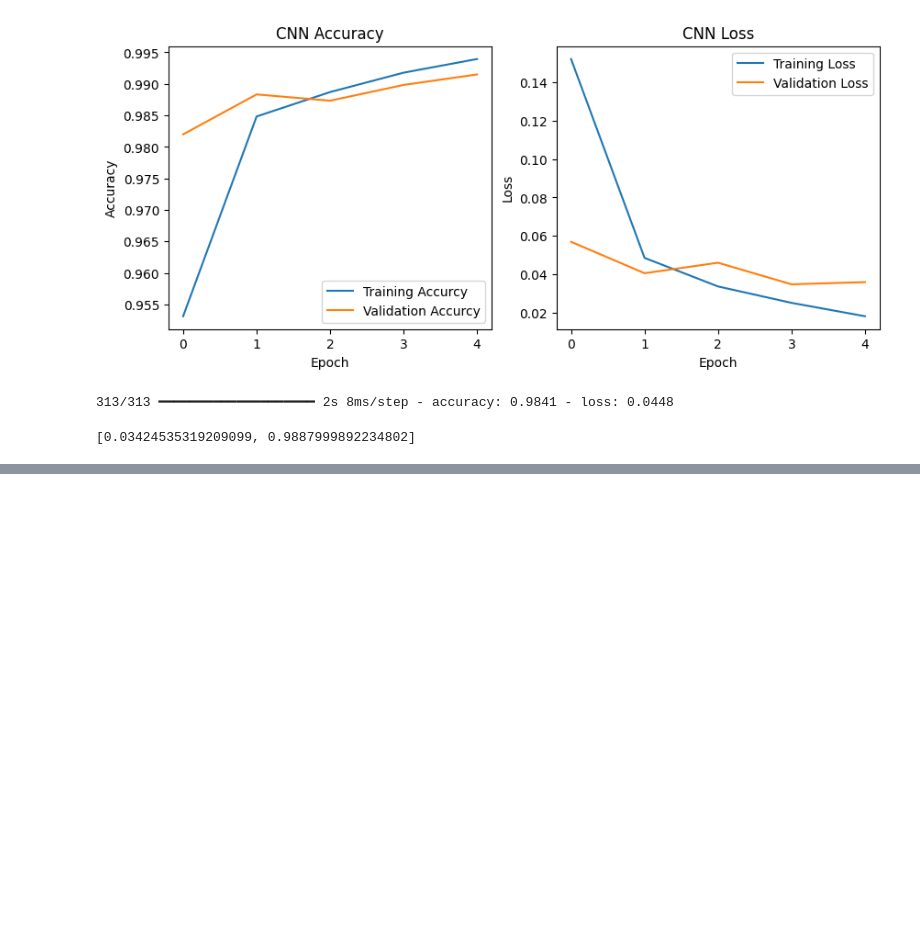
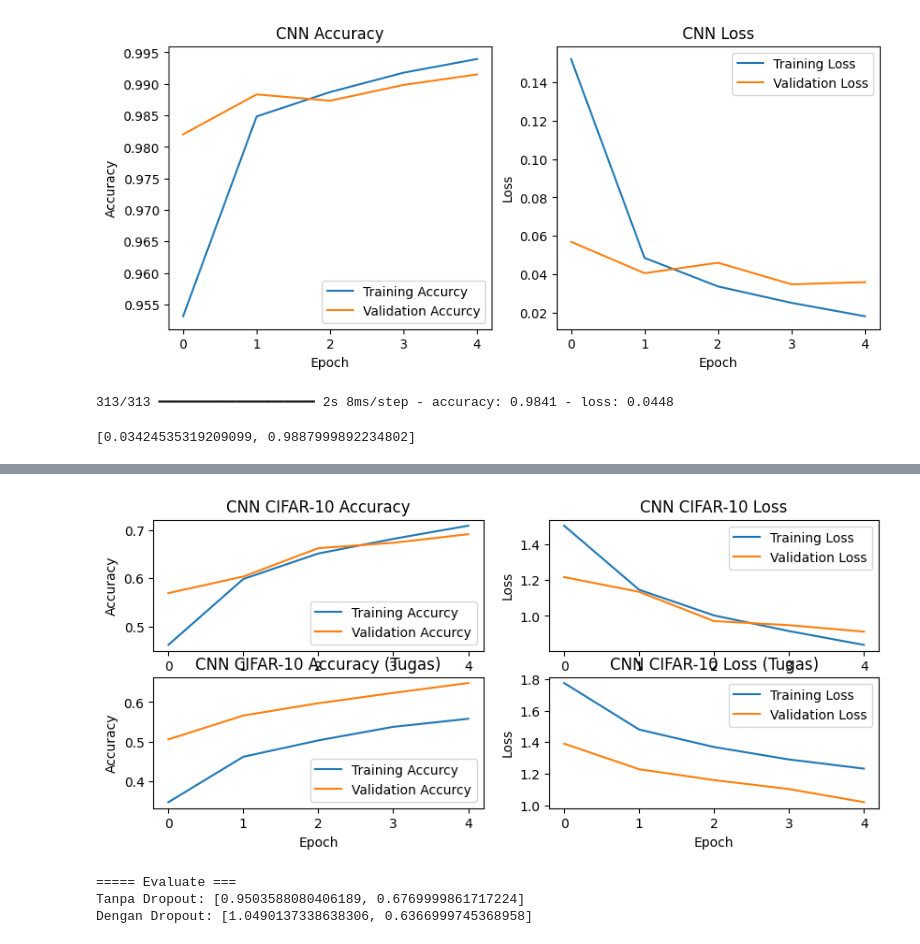
Before and after one commit to ImNotDanish05/2025_Visi-Komputer_TI-2A, a Jupyter notebook: Jobsheet02_KLASIFIKASI-GAMBAR.ipynb, the cells around one changed output, grey strips where cells are left out. Cells and saved outputs as stored; diff of their text form; code cells hidden in the pictures; blank space fills up the shorter version.

```diff
--- a/Jobsheet02_KLASIFIKASI-GAMBAR.ipynb
+++ b/Jobsheet02_KLASIFIKASI-GAMBAR.ipynb
@@ -217,0 +270,45 @@ model.compile(optimizer='adam',
+# %%
+# ===== Plot History =====
+plt.figure(figsize=(10,4))
+plt.subplot(2,2,1)
+plt.plot(history.history['accuracy'], label='Training Accurcy')
+plt.plot(history.history['val_accuracy'], label='Validation Accurcy')
+plt.title('CNN CIFAR-10 Accuracy')
+plt.xlabel('Epoch')
+plt.ylabel('Accuracy')
+plt.legend()
+
+plt.subplot(2,2,2)
+plt.plot(history.history['loss'], label='Training Loss')
+plt.plot(history.history['val_loss'], label='Validation Loss')
+plt.title('CNN CIFAR-10 Loss')
+plt.xlabel('Epoch')
+plt.ylabel('Loss')
+plt.legend()
+
+plt.subplot(2,2,3)
+plt.plot(historytugas.history['accuracy'], label='Training Accurcy')
+plt.plot(historytugas.history['val_accuracy'], label='Validation Accurcy')
+plt.title('CNN CIFAR-10 Accuracy (Tugas)')
+plt.xlabel('Epoch')
+plt.ylabel('Accuracy')
+plt.legend()
+
+plt.subplot(2,2,4)
+plt.plot(historytugas.history['loss'], label='Training Loss')
+plt.plot(historytugas.history['val_loss'], label='Validation Loss')
+plt.title('CNN CIFAR-10 Loss (Tugas)')
+plt.xlabel('Epoch')
+plt.ylabel('Loss')
+plt.legend()
+
+plt.show()
+
+print("===== Evaluate ===")
+print("Tanpa Dropout: " + str(evaluatemodel))
+print("Dengan Dropout: " + str(evaluatemodeltugas))
+# %% [output]
+[figure, added]
+===== Evaluate ===
+Tanpa Dropout: [0.9503588080406189, 0.6769999861717224]
+Dengan Dropout: [1.0490137338638306, 0.6366999745368958]
```
Also changed, not shown: parts of 5 cells of this notebook.
